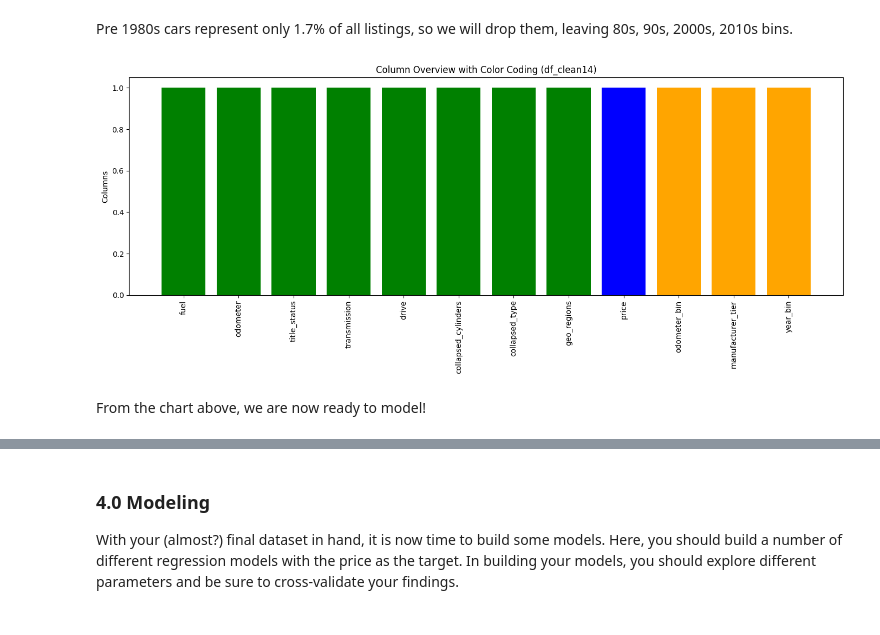
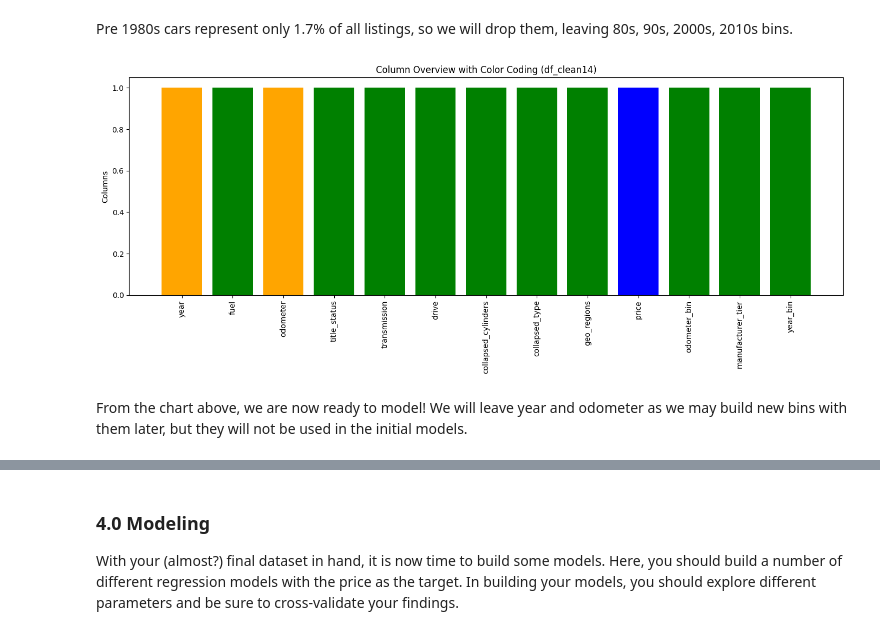
Before and after one commit to jeffreylgoode/what-drives-car-prices, a Jupyter notebook: notebooks/car_price_analysis.ipynb, the cells around one changed output, grey strips where cells are left out. Drawn from its saved outputs; the diff is of its cells as text; code cells hidden in the pictures.

```diff
--- a/notebooks/car_price_analysis.ipynb
+++ b/notebooks/car_price_analysis.ipynb
@@ -2285,7 +2285,6 @@ Pre 1980s cars represent only 1.7% of all listings, so we will drop them, leavin
 # %%
 # Create df_clean14 by removing all rows with year < 1980
 df_clean14 = df_clean13[df_clean13["year"] >= 1980].copy()
-df_clean14 = df_clean14.drop(columns=["year"])
 # %%
 import matplotlib.pyplot as plt
 
@@ -2297,39 +2296,41 @@ green_cols = [
     "drive",
     "transmission",
     "title_status",
-    "odometer",
+    "odometer_bin",
+    "year_bin",
     "fuel",
+    "manufacturer_tier"
 ]
 
 blue_col = ["price"]
 
 # Everything else is orange
 orange_cols = [c for c in df_clean14.columns if c not in green_cols + blue_col]
 
 # 2. Build the color map
 color_map = {}
 for col in df_clean14.columns:
     if col in blue_col:
         color_map[col] = "blue"
     elif col in green_cols:
         color_map[col] = "green"
     else:
         color_map[col] = "orange"
 
 # 3. Create a bar chart showing all columns
 plt.figure(figsize=(14, 6))
 plt.bar(
     df_clean14.columns,
     [1] * len(df_clean14.columns),
     color=[color_map[c] for c in df_clean14.columns]
 )
 
 plt.xticks(rotation=90)
 plt.title("Column Overview with Color Coding (df_clean14)")
 plt.ylabel("Columns")
 plt.tight_layout()
 plt.show()
 # %% [output]
-[figure, old version]
+[figure, new version]
 # %% [markdown]
-From the chart above, we are now ready to model!
+From the chart above, we are now ready to model!  We will leave year and odometer as we may build new bins with them later, but they will not be used in the initial models.
```
Also changed, not shown: parts of 42 cells of this notebook.
